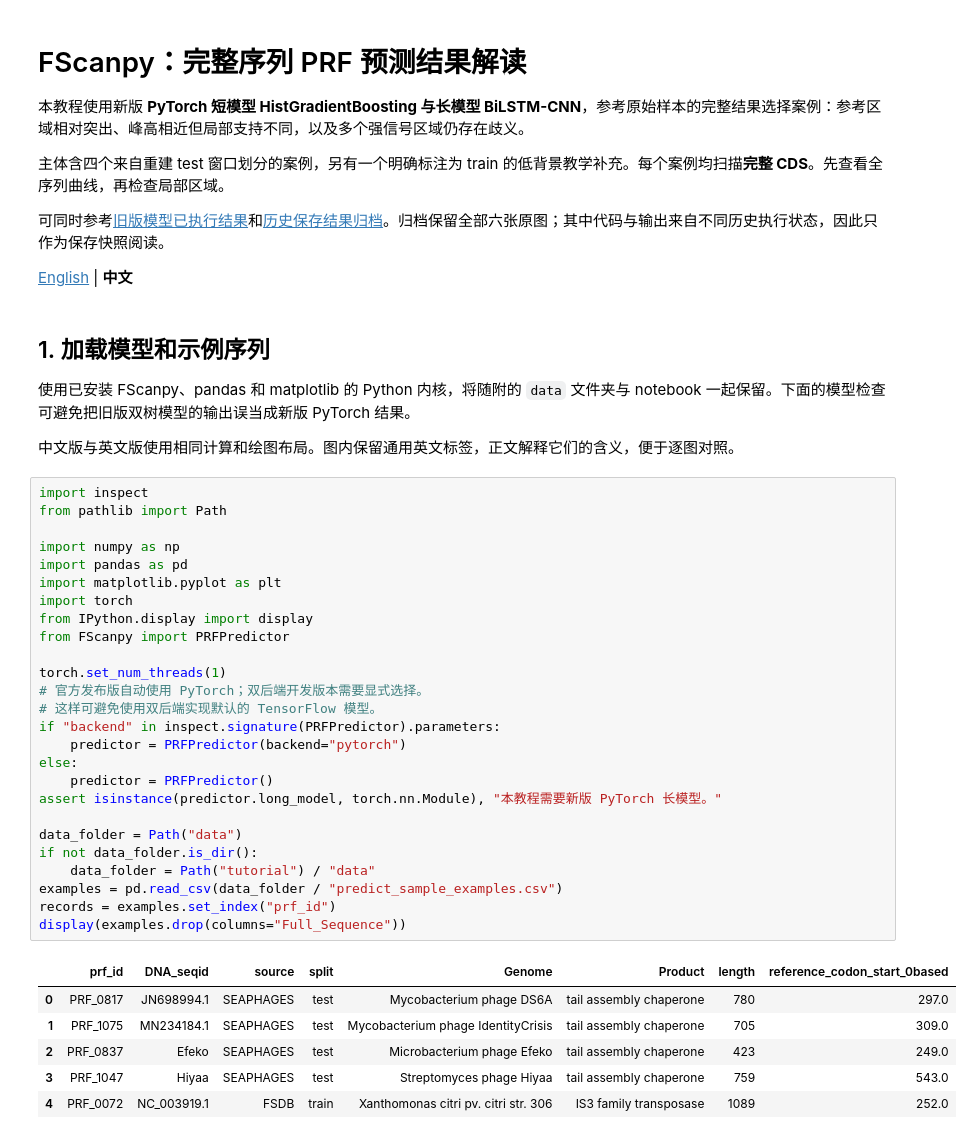
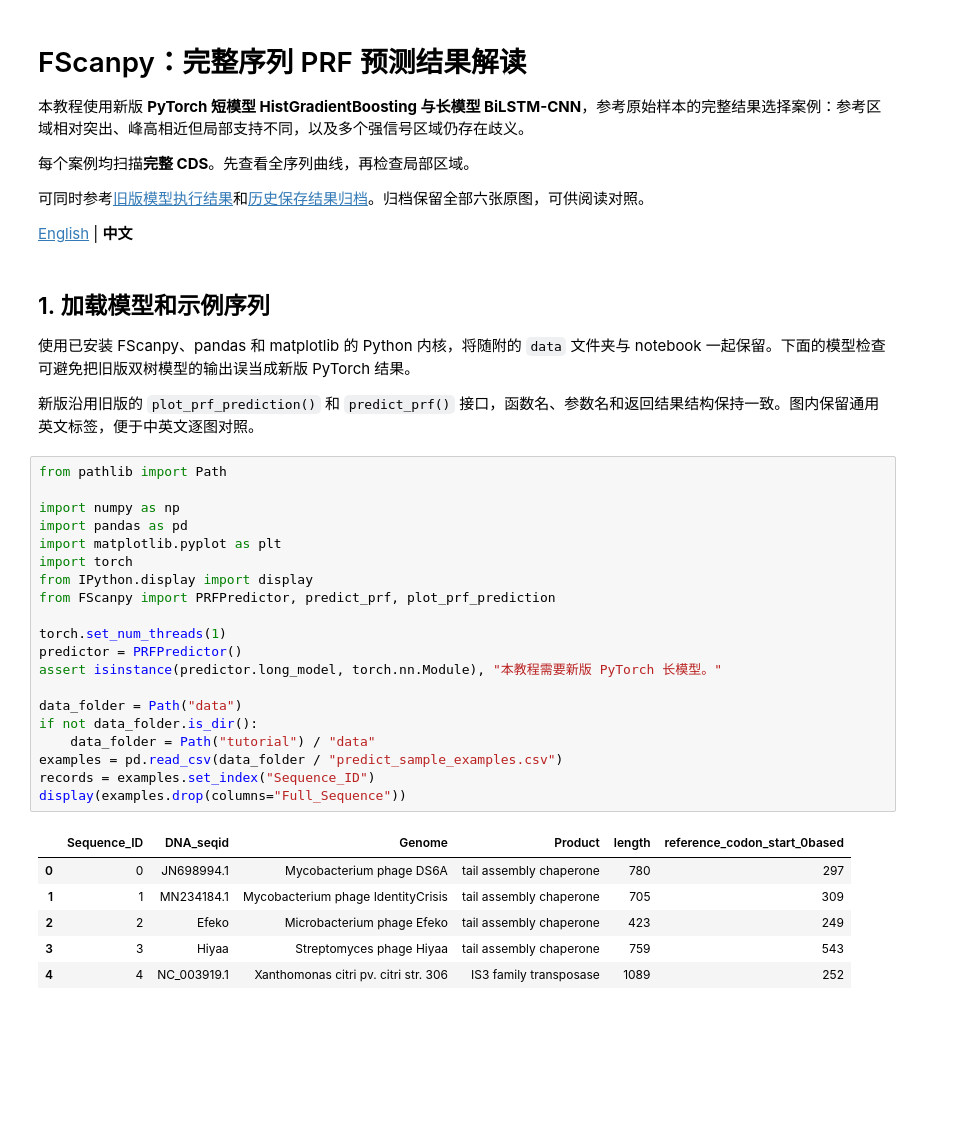
Before and after one commit to ykongxiang/FScanpy-package, a Jupyter notebook: tutorial/predict_sample_zh.ipynb, the cells around one changed output. Cells and saved outputs as stored; diff of their text form; blank space fills up the shorter version.

Commit message:
Sync author edits across tutorial languages and preserve legacy API

```diff
--- a/tutorial/predict_sample_zh.ipynb
+++ b/tutorial/predict_sample_zh.ipynb
@@ -3,9 +3,9 @@
 
 本教程使用新版 **PyTorch 短模型 HistGradientBoosting 与长模型 BiLSTM-CNN**，参考原始样本的完整结果选择案例：参考区域相对突出、峰高相近但局部支持不同，以及多个强信号区域仍存在歧义。
 
-主体含四个来自重建 test 窗口划分的案例，另有一个明确标注为 train 的低背景教学补充。每个案例均扫描**完整 CDS**。先查看全序列曲线，再检查局部区域。
+每个案例均扫描**完整 CDS**。先查看全序列曲线，再检查局部区域。
 
-可同时参考[旧版模型已执行结果](predict_sample_legacy_zh.ipynb)和[历史保存结果归档](predict_sample_legacy_saved_zh.ipynb)。归档保留全部六张原图；其中代码与输出来自不同历史执行状态，因此只作为保存快照阅读。
+可同时参考[旧版模型执行结果](predict_sample_legacy_zh.ipynb)和[历史保存结果归档](predict_sample_legacy_saved_zh.ipynb)。归档保留全部六张原图，可供阅读对照。
 
 [English](predict_sample.ipynb) | **中文**
 # %% [markdown]
@@ -13,37 +13,31 @@
 
 使用已安装 FScanpy、pandas 和 matplotlib 的 Python 内核，将随附的 `data` 文件夹与 notebook 一起保留。下面的模型检查可避免把旧版双树模型的输出误当成新版 PyTorch 结果。
 
-中文版与英文版使用相同计算和绘图布局。图内保留通用英文标签，正文解释它们的含义，便于逐图对照。
+新版沿用旧版的 `plot_prf_prediction()` 和 `predict_prf()` 接口，函数名、参数名和返回结果结构保持一致。图内保留通用英文标签，便于中英文逐图对照。
 # %%
-import inspect
 from pathlib import Path
 
 import numpy as np
 import pandas as pd
 import matplotlib.pyplot as plt
 import torch
 from IPython.display import display
-from FScanpy import PRFPredictor
+from FScanpy import PRFPredictor, predict_prf, plot_prf_prediction
 
 torch.set_num_threads(1)
-# 官方发布版自动使用 PyTorch；双后端开发版本需要显式选择。
-# 这样可避免使用双后端实现默认的 TensorFlow 模型。
-if "backend" in inspect.signature(PRFPredictor).parameters:
-    predictor = PRFPredictor(backend="pytorch")
-else:
-    predictor = PRFPredictor()
+predictor = PRFPredictor()
 assert isinstance(predictor.long_model, torch.nn.Module), "本教程需要新版 PyTorch 长模型。"
 
 data_folder = Path("data")
 if not data_folder.is_dir():
     data_folder = Path("tutorial") / "data"
 examples = pd.read_csv(data_folder / "predict_sample_examples.csv")
-records = examples.set_index("prf_id")
+records = examples.set_index("Sequence_ID")
 display(examples.drop(columns="Full_Sequence"))
 # %% [output]
-|  | prf_id | DNA_seqid | source | split | Genome | Product | length | reference_codon_start_0based |
-| 0 | PRF_0817 | JN698994.1 | SEAPHAGES | test | Mycobacterium phage DS6A | tail assembly chaperone | 780 | 297.0 |
-| 1 | PRF_1075 | MN234184.1 | SEAPHAGES | test | Mycobacterium phage IdentityCrisis | tail assembly chaperone | 705 | 309.0 |
-| 2 | PRF_0837 | Efeko | SEAPHAGES | test | Microbacterium phage Efeko | tail assembly chaperone | 423 | 249.0 |
-| 3 | PRF_1047 | Hiyaa | SEAPHAGES | test | Streptomyces phage Hiyaa | tail assembly chaperone | 759 | 543.0 |
-| 4 | PRF_0072 | NC_003919.1 | FSDB | train | Xanthomonas citri pv. citri str. 306 | IS3 family transposase | 1089 | 252.0 |
+|  | Sequence_ID | DNA_seqid | Genome | Product | length | reference_codon_start_0based |
+| 0 | 0 | JN698994.1 | Mycobacterium phage DS6A | tail assembly chaperone | 780 | 297 |
+| 1 | 1 | MN234184.1 | Mycobacterium phage IdentityCrisis | tail assembly chaperone | 705 | 309 |
+| 2 | 2 | Efeko | Microbacterium phage Efeko | tail assembly chaperone | 423 | 249 |
+| 3 | 3 | Hiyaa | Streptomyces phage Hiyaa | tail assembly chaperone | 759 | 543 |
+| 4 | 4 | NC_003919.1 | Xanthomonas citri pv. citri str. 306 | IS3 family transposase | 1089 | 252 |
```
Also changed, not shown: parts of 18 cells of this notebook, 9 other files.
